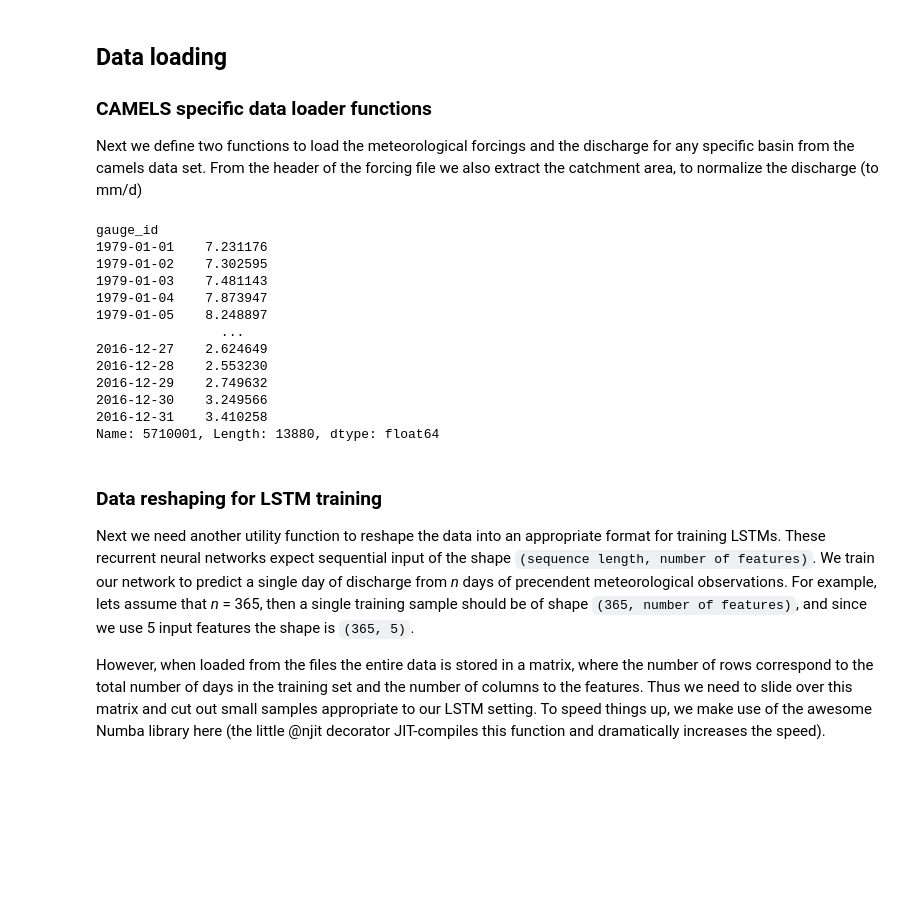
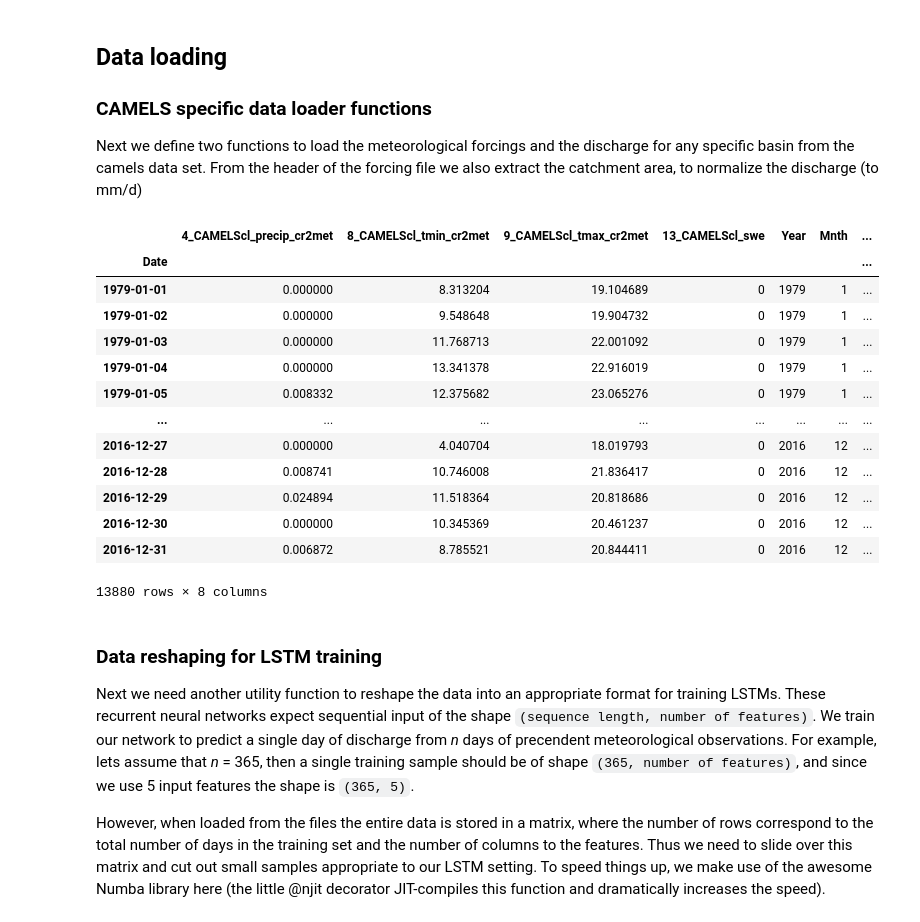
Before and after one commit to bernharl/pangeo_lstm_example_camels_cl, a Jupyter notebook: LSTM_for_rainfall_runoff_modelling.ipynb, the cells around one changed output. Saved outputs shown, nothing was run; the diff lists cells and outputs as text; code cells hidden in the pictures; blank space fills up the shorter version.

```diff
--- a/LSTM_for_rainfall_runoff_modelling.ipynb
+++ b/LSTM_for_rainfall_runoff_modelling.ipynb
@@ -86,8 +86,8 @@ def load_forcing(basin: str) -> Tuple[pd.DataFrame, int]:
             df_final["Day"] = np.array(day)
             df_final["Hr"] = hour
             df_final["Date"] = dates
-            df_final.set_index("Date", inplace=True)
-            # return df_final
+    df_final.set_index("Date", inplace=True)
+    # return df_final
 
     # area_path = CAMELS_ROOT / "CAMELScl_catchment_boundaries" / "CAMELScl_catchment_boundaries" / "catchments_camels_cl_v1.3.dbf"
     df_final["13_CAMELScl_swe"].fillna(0, inplace=True)
@@ -103,46 +103,48 @@ def load_forcing(basin: str) -> Tuple[pd.DataFrame, int]:
     ].to_numpy()[0]
     return df_final, int(area * 1000 ** 2)
 
 
 def load_discharge(basin: str, area: int, dates: pd.Series) -> pd.Series:
     """Load the discharge time series for a specific basin.
 
     :param basin: 8-digit code of basin as string.
     :param area: int, area of the catchment in square meters
 
     :return: A pd.Series containng the catchment normalized discharge.
     """
 
     discharge_path = CAMELS_ROOT / "3_CAMELScl_streamflow_mm.txt"
 
     df = pd.read_table(discharge_path, low_memory=False)
     df["gauge_id"] = pd.to_datetime(df["gauge_id"])
     df.set_index("gauge_id", inplace=True)
     df = df[basin].replace(" ", np.nan)
     df.fillna(0, inplace=True)
     df = pd.to_numeric(df)
     df = df[dates[0] : dates[-1]]
     # df = df * 60 ** 2 * 24 / (area * 10 ** 6)
     return df
 
 
 basin = "5710001"
 forcing, area = load_forcing(basin)
 load_discharge(basin, area, forcing.index.to_series())
+forcing
 # %% [output]
+|  | 4_CAMELScl_precip_cr2met | 8_CAMELScl_tmin_cr2met | 9_CAMELScl_tmax_cr2met | 13_CAMELScl_swe | Year | Mnth | ... |
+| Date |  |  |  |  |  |  | ... |
+| 1979-01-01 | 0.000000 | 8.313204 | 19.104689 | 0 | 1979 | 1 | ... |
+| 1979-01-02 | 0.000000 | 9.548648 | 19.904732 | 0 | 1979 | 1 | ... |
+| 1979-01-03 | 0.000000 | 11.768713 | 22.001092 | 0 | 1979 | 1 | ... |
+| 1979-01-04 | 0.000000 | 13.341378 | 22.916019 | 0 | 1979 | 1 | ... |
+| 1979-01-05 | 0.008332 | 12.375682 | 23.065276 | 0 | 1979 | 1 | ... |
+| ... | ... | ... | ... | ... | ... | ... | ... |
+| 2016-12-27 | 0.000000 | 4.040704 | 18.019793 | 0 | 2016 | 12 | ... |
+| 2016-12-28 | 0.008741 | 10.746008 | 21.836417 | 0 | 2016 | 12 | ... |
+| 2016-12-29 | 0.024894 | 11.518364 | 20.818686 | 0 | 2016 | 12 | ... |
+| 2016-12-30 | 0.000000 | 10.345369 | 20.461237 | 0 | 2016 | 12 | ... |
+| 2016-12-31 | 0.006872 | 8.785521 | 20.844411 | 0 | 2016 | 12 | ... |
-gauge_id
-1979-01-01    7.231176
-1979-01-02    7.302595
-1979-01-03    7.481143
-1979-01-04    7.873947
-1979-01-05    8.248897
-                ...
-2016-12-27    2.624649
-2016-12-28    2.553230
-2016-12-29    2.749632
-2016-12-30    3.249566
-2016-12-31    3.410258
-Name: 5710001, Length: 13880, dtype: float64
+13880 rows × 8 columns
 # %% [markdown]
 ### Data reshaping for LSTM training
 Next we need another utility function to reshape the data into an appropriate format for training LSTMs. These recurrent neural networks expect sequential input of the shape `(sequence length, number of features)`. We train our network to predict a single day of discharge from *n* days of precendent meteorological observations. For example, lets assume that _n_ = 365, then a single training sample should be of shape `(365, number of features)`, and since we use 5 input features the shape is `(365, 5)`.
```
Also changed, not shown: parts of 6 cells of this notebook.
